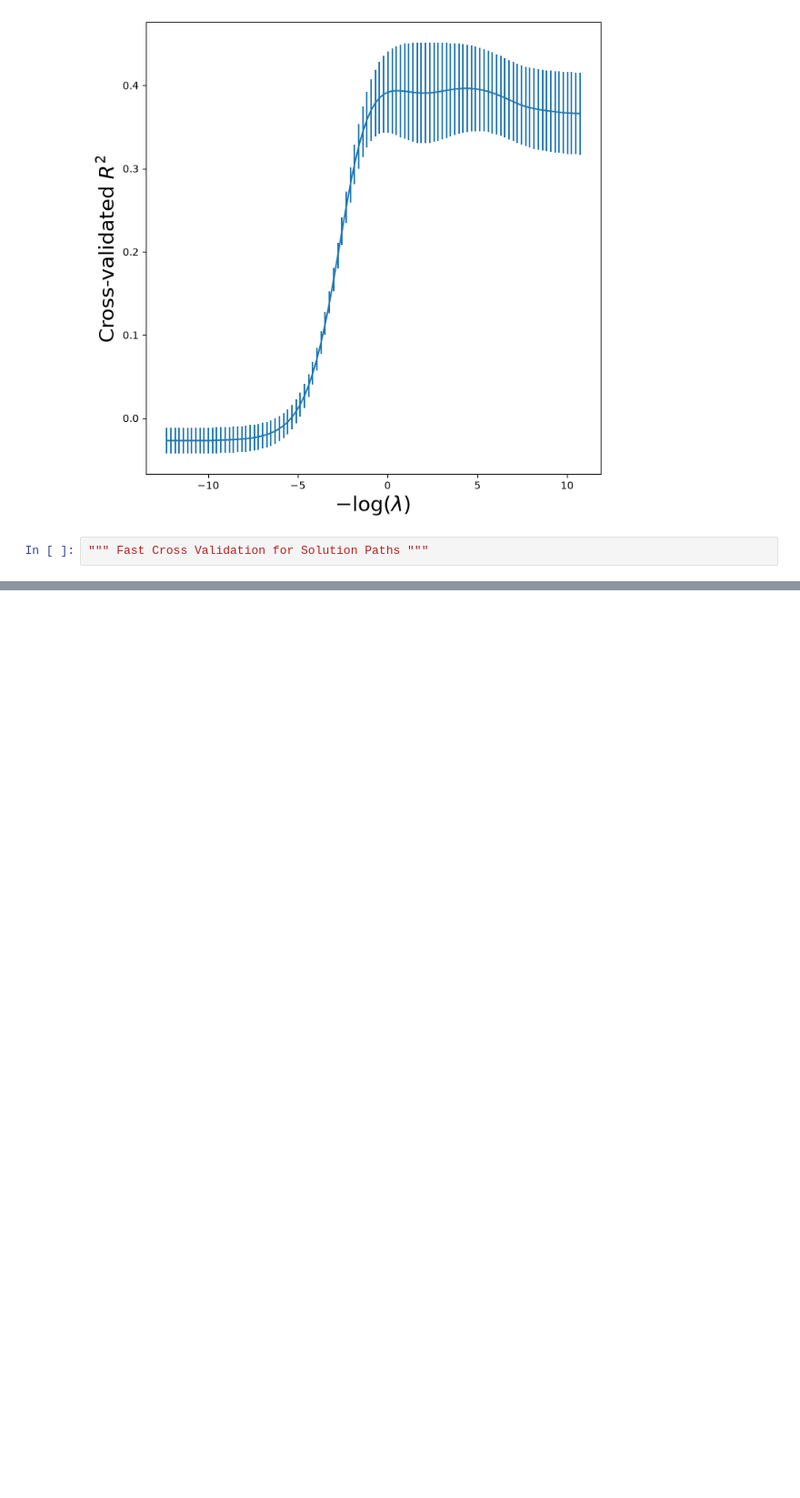
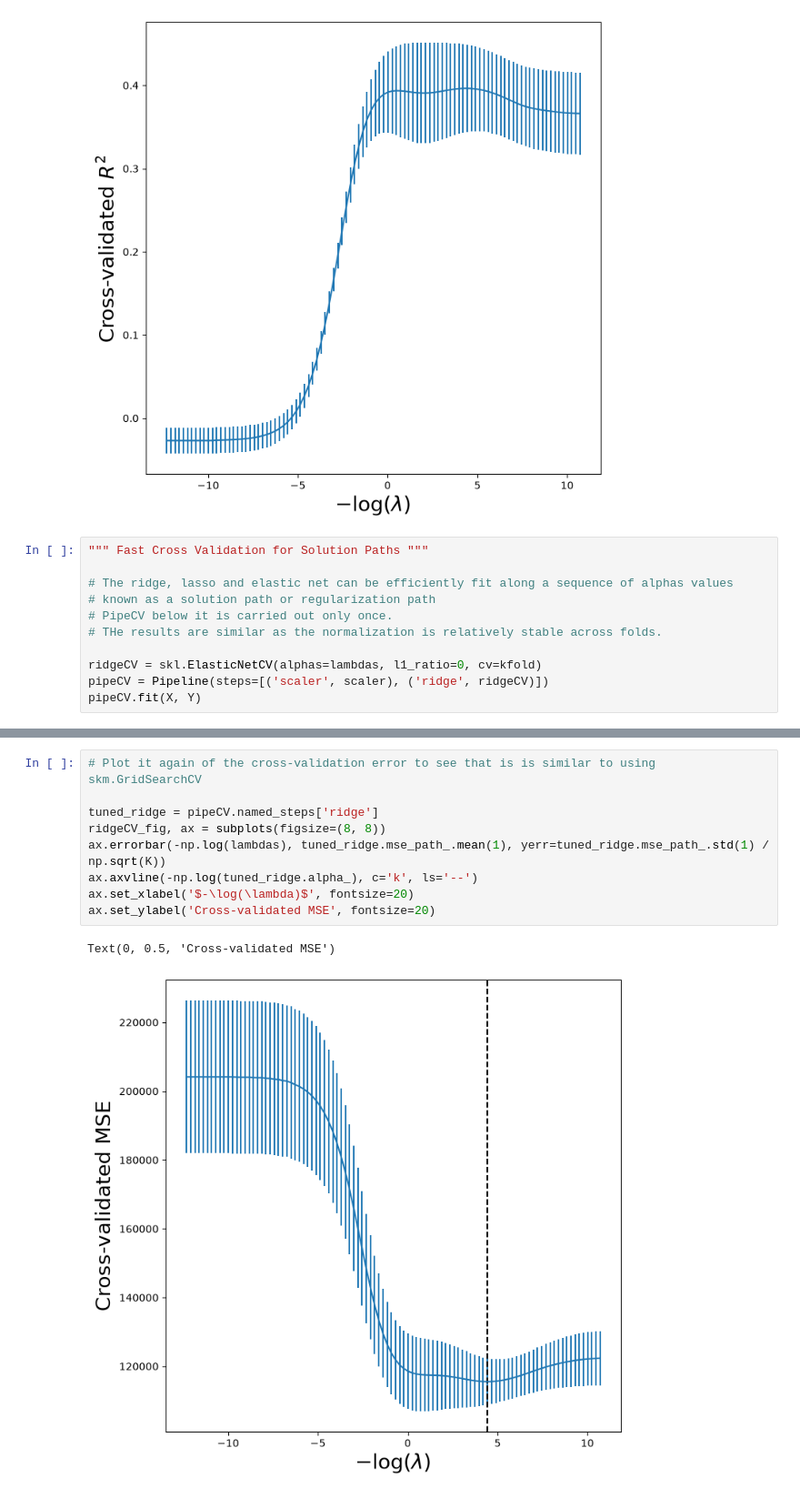
Before and after one commit to Nattawut30/Math-Algorithmic-Trading, a Jupyter notebook: Probability_Statistics/05_Linear_Model_Selection_and_Regularization.ipynb, the cells around one changed output, grey strips where cells are left out. Shown at 91% size. Drawn from its saved outputs; the diff is of its cells as text; blank space fills up the shorter version.

Commit message:
Fast_Cross_Validation, Evaluating_Test_Error, The_Lasso, PCR_PLS

```diff
--- a/Probability_Statistics/05_Linear_Model_Selection_and_Regularization.ipynb
+++ b/Probability_Statistics/05_Linear_Model_Selection_and_Regularization.ipynb
@@ -511,3 +511,12 @@ Text(0, 0.5, 'Cross-validated $R^2$')
 [figure]
 # %%
 """ Fast Cross Validation for Solution Paths """
+
+# The ridge, lasso and elastic net can be efficiently fit along a sequence of alphas values
+# known as a solution path or regularization path
+# PipeCV below it is carried out only once.
+# THe results are similar as the normalization is relatively stable across folds.
+
+ridgeCV = skl.ElasticNetCV(alphas=lambdas, l1_ratio=0, cv=kfold)
+pipeCV = Pipeline(steps=[('scaler', scaler), ('ridge', ridgeCV)])
+pipeCV.fit(X, Y)
@@ -513,0 +538,12 @@ Text(0, 0.5, 'Cross-validated $R^2$')
+# %%
+# Plot it again of the cross-validation error to see that is is similar to using skm.GridSearchCV
+
+tuned_ridge = pipeCV.named_steps['ridge']
+ridgeCV_fig, ax = subplots(figsize=(8, 8))
+ax.errorbar(-np.log(lambdas), tuned_ridge.mse_path_.mean(1), yerr=tuned_ridge.mse_path_.std(1) / np.sqrt(K))
+ax.axvline(-np.log(tuned_ridge.alpha_), c='k', ls='--')
+ax.set_xlabel('$-\log(\lambda)$', fontsize=20)
+ax.set_ylabel('Cross-validated MSE', fontsize=20)
+# %% [output]
+Text(0, 0.5, 'Cross-validated MSE')
+[figure, added]
```
Also changed, not shown: parts of 22 cells of this notebook.
